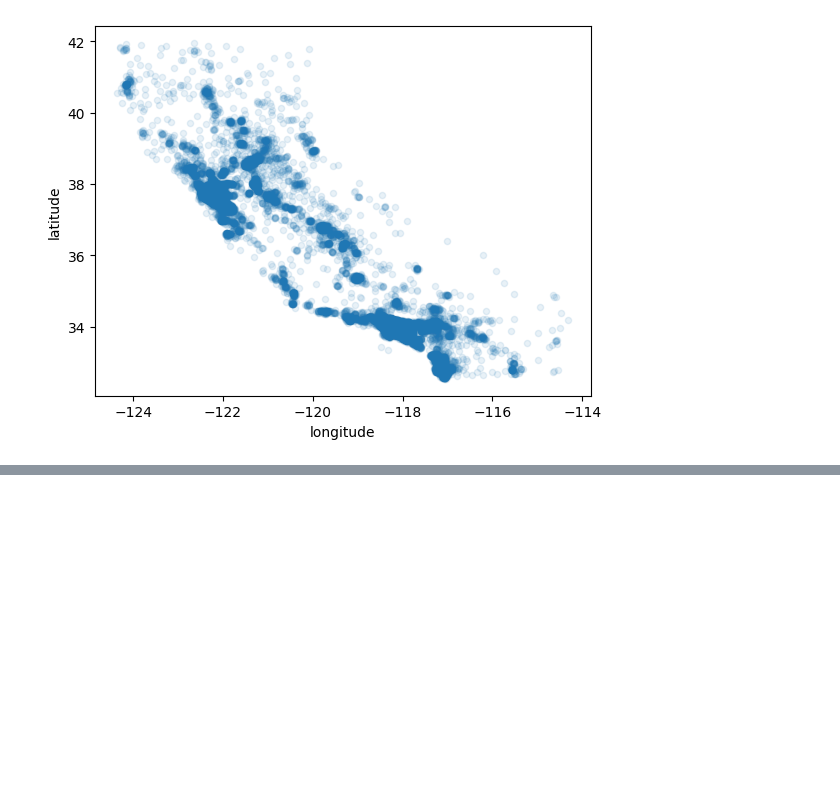
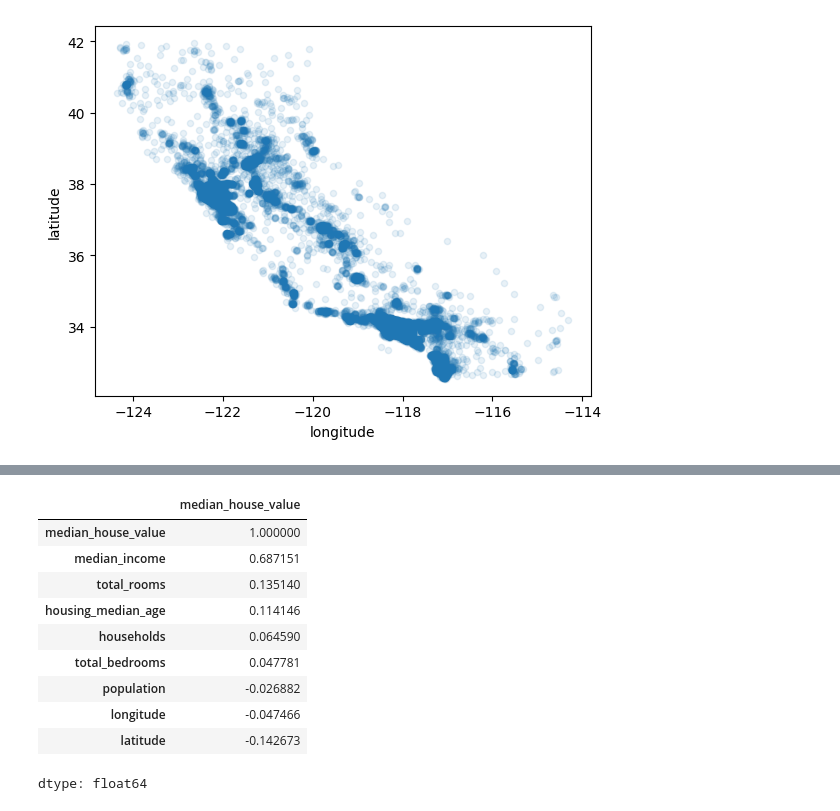
Before and after one commit to declau/hands-on-ml-scikit-learn, a Jupyter notebook: function_to_fetch_data.ipynb, the cells around one changed output, grey strips where cells are left out. Cells and saved outputs as stored; diff of their text form; code cells hidden in the pictures; blank space fills up the shorter version.

```diff
--- a/function_to_fetch_data.ipynb
+++ b/function_to_fetch_data.ipynb
@@ -168,0 +180,16 @@ housing.plot(kind="scatter", x="longitude", y="latitude", alpha=0.1)
+# %%
+corr_matrix = housing.corr(numeric_only=True)
+# %%
+corr_matrix["median_house_value"].sort_values(ascending=False)
+# %% [output]
+|  | median_house_value |
+| median_house_value | 1.000000 |
+| median_income | 0.687151 |
+| total_rooms | 0.135140 |
+| housing_median_age | 0.114146 |
+| households | 0.064590 |
+| total_bedrooms | 0.047781 |
+| population | -0.026882 |
+| longitude | -0.047466 |
+| latitude | -0.142673 |
+dtype: float64
```
Also changed, not shown: parts of 2 cells of this notebook.
